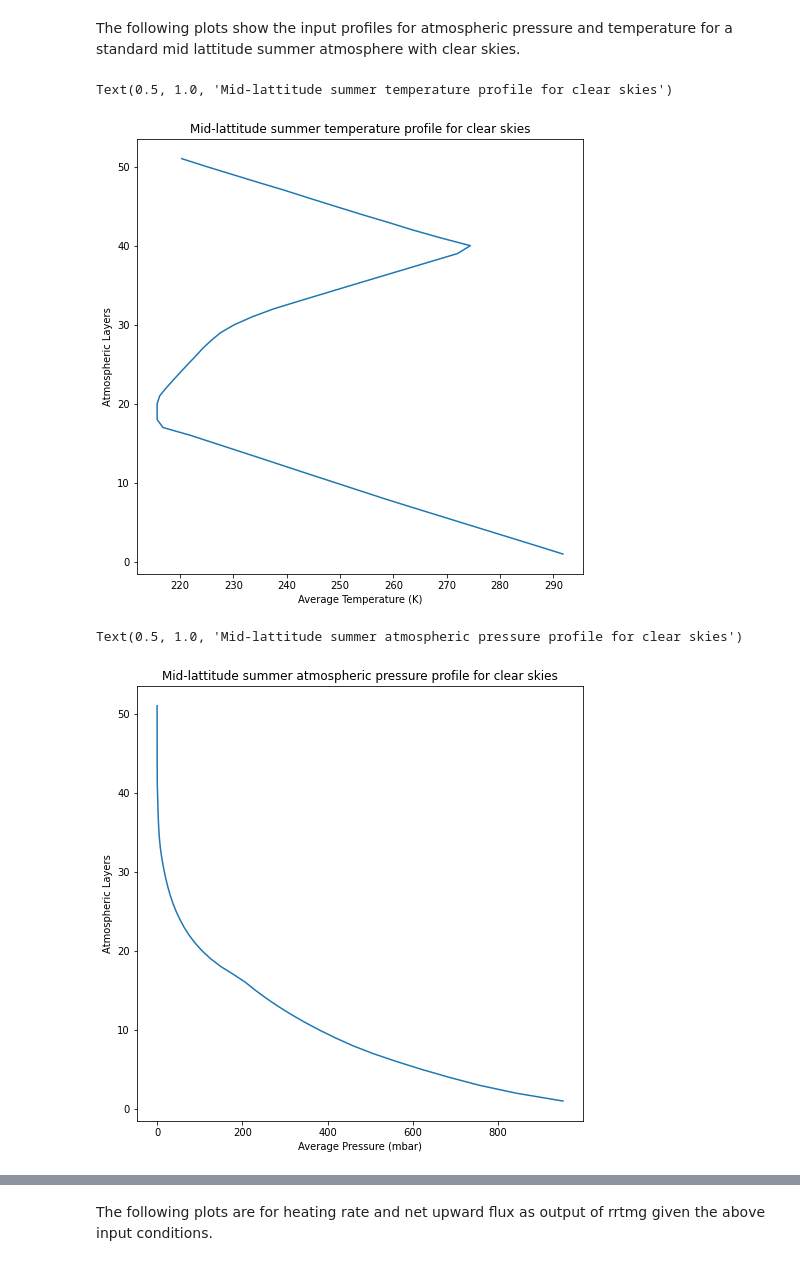
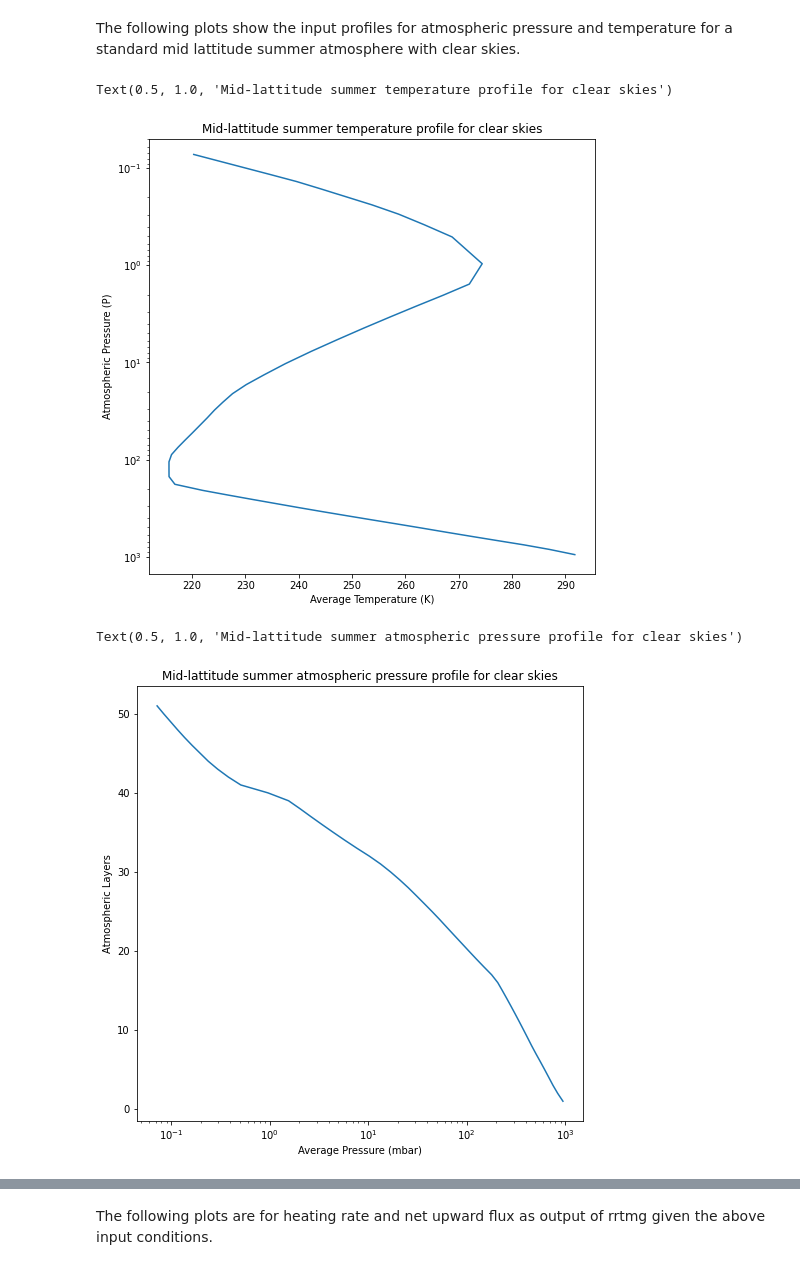
Before and after one commit to SennDegrare/RRTMG_LW_outputs, a Jupyter notebook: Longwave-rrtm-read.ipynb, the cells around one changed output, grey strips where cells are left out. Drawn from its saved outputs; the diff is of its cells as text; code cells hidden in the pictures.

```diff
--- a/Longwave-rrtm-read.ipynb
+++ b/Longwave-rrtm-read.ipynb
@@ -4,9 +4,9 @@ import matplotlib.pyplot as plt
 import glob as g
 import pandas as pd
 # %%
-file = sorted(g.glob('output_rrtm_MLS-clr'))
+file = sorted(g.glob('output_rrtm_MLS-clr*'))
 print(file)
 
-finput = sorted(g.glob('input_rrtm_MLS-clr'))
+finput = sorted(g.glob('input_rrtm_MLS-clr*'))
 print(finput)
 # %% [output]
@@ -158,22 +171,25 @@ input_mls = rrtmg_lw_input_read(109, finput[0])
 The following plots show the input profiles for atmospheric pressure and temperature for a standard mid lattitude summer atmosphere with clear skies.
 # %%
 fig, ax = plt.subplots(figsize=(8,8))
-ax.plot(input_mls[2], output_51l[0])
+ax.plot(input_mls[2], input_mls[3])
 ax.set_xlabel('Average Temperature (K)')
-ax.set_ylabel('Atmospheric Layers')
+ax.set_ylabel('Atmospheric Pressure (P)')
+ax.set_yscale('log')
+ax.set_ylim(1500,0.05)
 ax.set_title('Mid-lattitude summer temperature profile for clear skies')
 # %% [output]
 Text(0.5, 1.0, 'Mid-lattitude summer temperature profile for clear skies')
-[figure, old version]
+[figure, new version]
 # %%
 fig, ax = plt.subplots(figsize=(8,8))
 ax.plot(input_mls[3], output_51l[0])
 ax.set_xlabel('Average Pressure (mbar)')
 ax.set_ylabel('Atmospheric Layers')
+ax.set_xscale('log')
 ax.set_title('Mid-lattitude summer atmospheric pressure profile for clear skies')
 # %% [output]
 Text(0.5, 1.0, 'Mid-lattitude summer atmospheric pressure profile for clear skies')
-[figure, old version]
+[figure, new version]
 # %%
 fig, ax = plt.subplots(figsize=(8,8))
 ax.scatter(input_mls[2], input_mls[3], c=output_51l[0], cmap='viridis')
```
Also changed, not shown: parts of 11 cells of this notebook.
